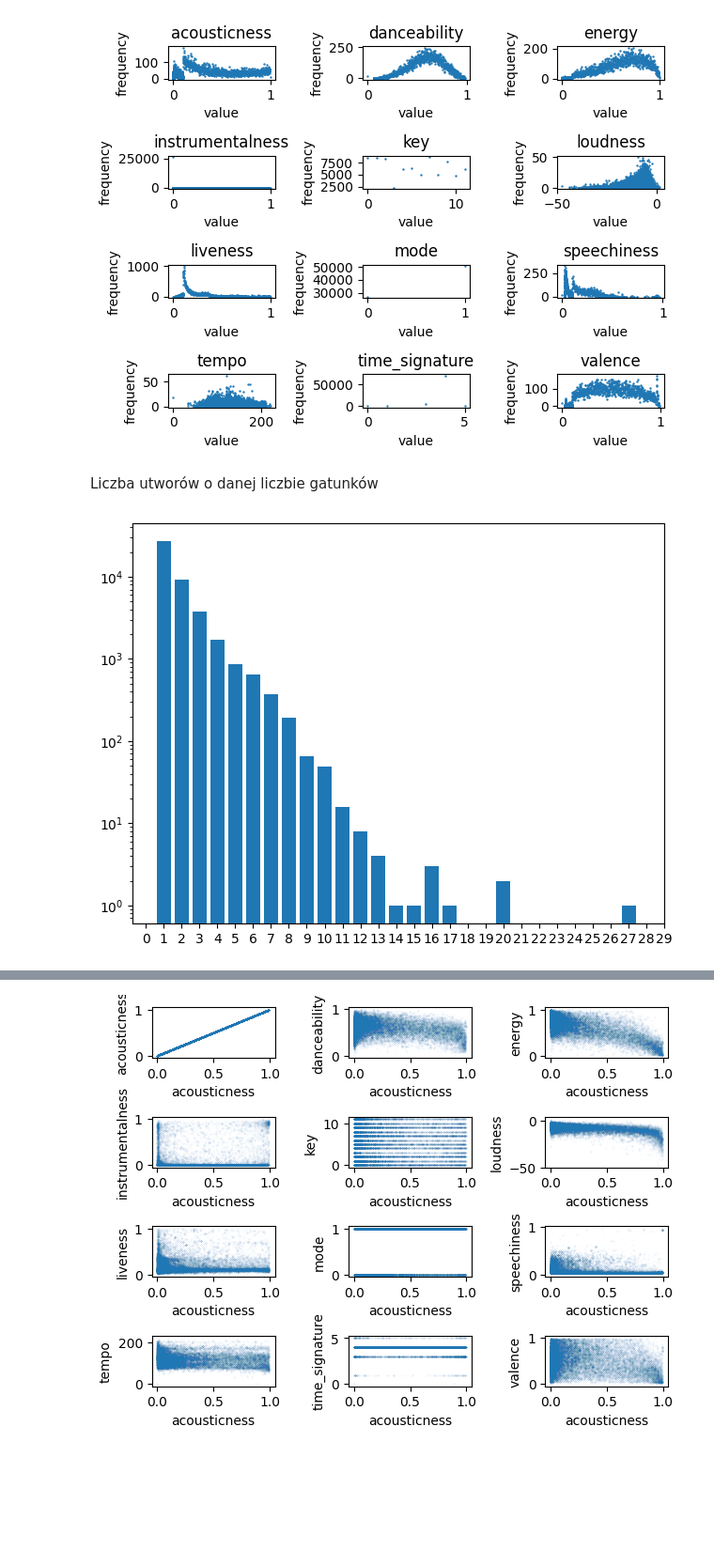
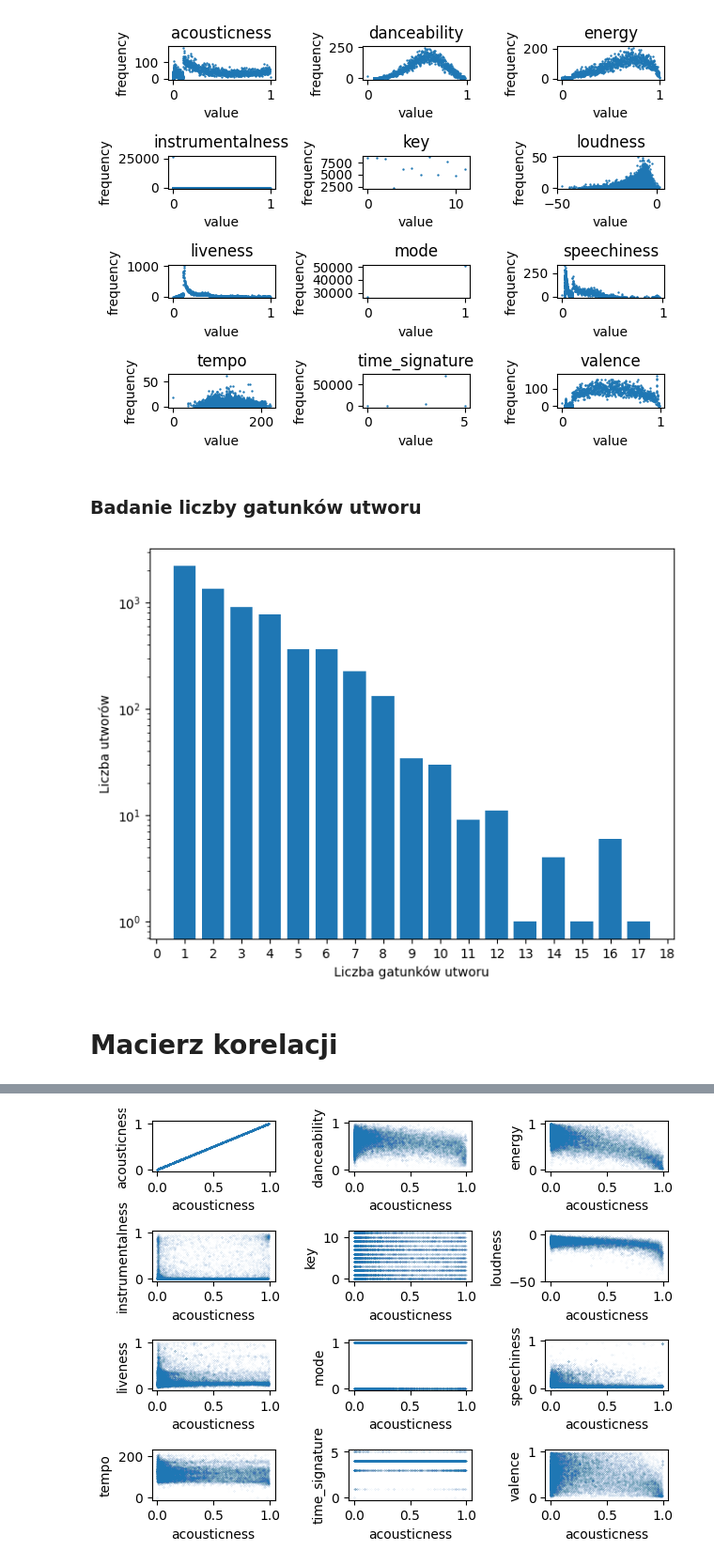
Before and after one commit to XxRoloxX/Spotler, a Jupyter notebook: exploratory_data_analysis.ipynb, the cells around one changed output, grey strips where cells are left out. Shown at 94% size. Drawn from its saved outputs; the diff is of its cells as text; code cells hidden in the pictures; blank space fills up the shorter version.

```diff
--- a/exploratory_data_analysis.ipynb
+++ b/exploratory_data_analysis.ipynb
@@ -146,7 +159,7 @@ rus = EditedNearestNeighbours()
 X_rus, y_rus = rus.fit_resample(X, y)
 new_df_list = [np.concatenate([row_data, [row_class]]) for row_data,row_class in zip(X_rus,y_rus)]
 balanced_df = pd.DataFrame( new_df_list,
-               columns=[all_columns[2:]])
+               columns=all_columns[2:])
 
 balanced_df.head()
 # %% [output]
@@ -214,20 +250,25 @@ plt.tight_layout()
 plt.show()
 # %% [output]
 [figure]
-# %% [markdown]
-Liczba utworów o danej liczbie gatunków
+# %% [markdown]
+<h3>Badanie liczby gatunków utworu</h3>
 # %%
-genres_per_track = df.groupby(by="track_id").value_counts()
+genres_per_track = balanced_df.groupby(column_names).value_counts()
 genres_per_track = pd.DataFrame({"genres_of_track": genres_per_track.values})["genres_of_track"].value_counts()
 # %%
 fig, ax = plt.subplots()
 ax.bar(x=genres_per_track.index, height=genres_per_track.values)
-ax.set_xticks(range(0,30))
+loc = plticker.MultipleLocator(base=1.0)
+ax.xaxis.set_major_locator(loc)
 ax.set_yscale("log")
 plt.tight_layout()
+ax.set_xlabel("Liczba gatunków utworu")
+ax.set_ylabel("Liczba utworów")
 plt.show()
 # %% [output]
-[figure, old version]
+[figure, new version]
+# %% [markdown]
+<h1>Macierz korelacji</h1>
 # %%
 corr = df[column_names].corr()
 plt.matshow(corr)
```
Also changed, not shown: parts of 92 cells of this notebook.
